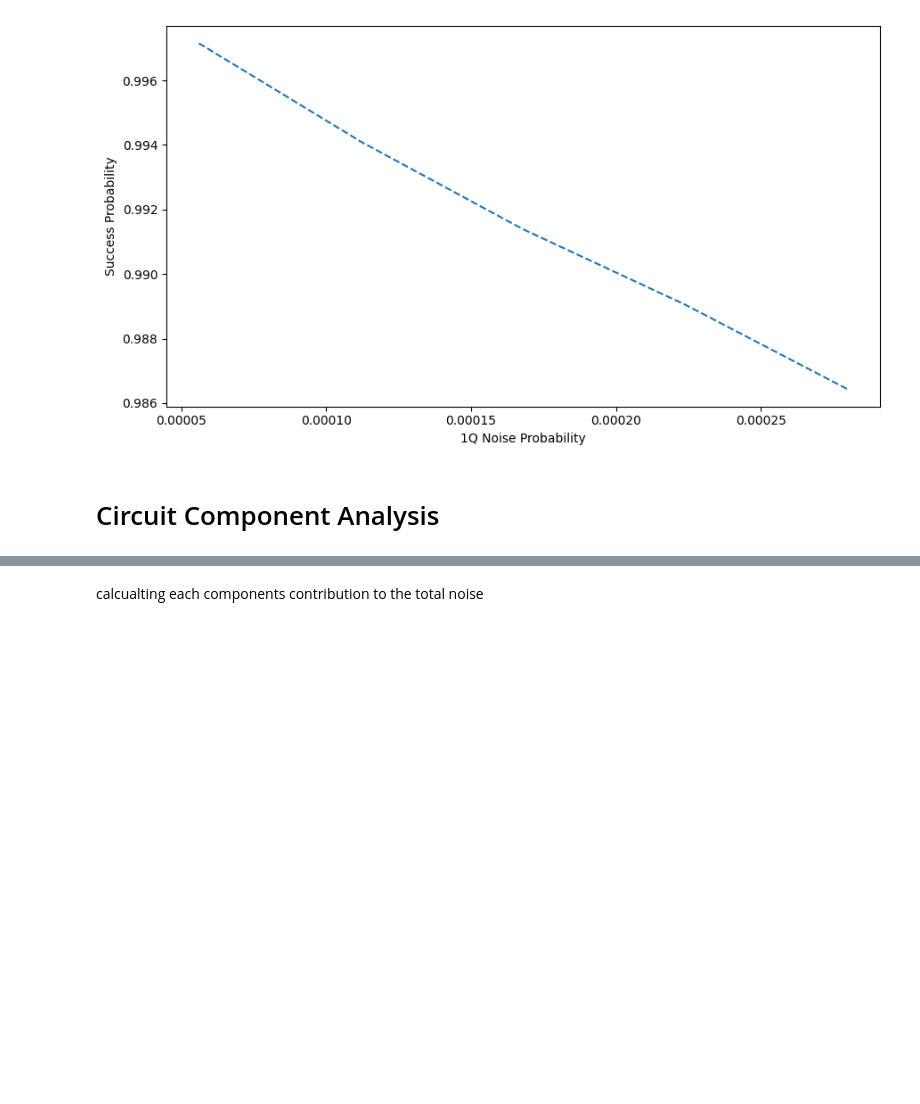
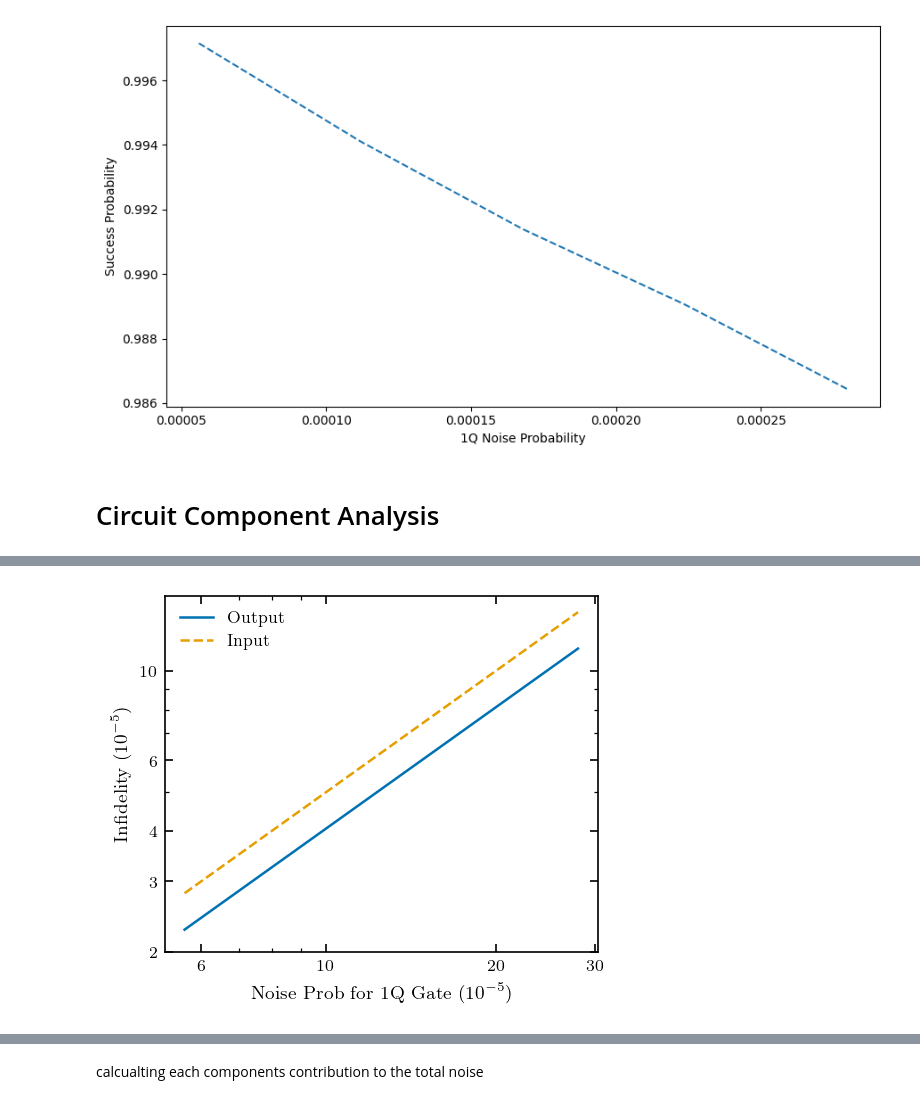
Before and after one commit to Sal7ySalt/Smallest-MSD-Protocol, a Jupyter notebook: 3_qubit_code/no_concat.ipynb, the cells around one changed output, grey strips where cells are left out. Drawn from its saved outputs; the diff is of its cells as text; code cells hidden in the pictures; blank space fills up the shorter version.

```diff
--- a/3_qubit_code/no_concat.ipynb
+++ b/3_qubit_code/no_concat.ipynb
@@ -451,0 +491,35 @@ plt.show()
+# %%
+scale = 1e-5
+
+# Single-column APS width
+fig, ax = plt.subplots(figsize=(3.375, 2.8))
+
+# Colorblind-safe, grayscale-friendly colors + distinct line styles
+ax.plot(one_qubit_gate_error_prob, plot1_y,
+        color='#0072B2', linestyle='-',  label='Output')
+ax.plot(one_qubit_gate_error_prob, all_input_infidelity,
+        color='#E69F00', linestyle='--', label='Input')
+
+ax.set_xscale('log')
+ax.set_yscale('log')
+
+ax.set_xticks([6e-5, 1e-4, 2e-4, 3e-4])
+ax.set_yticks([2e-5, 3e-5, 4e-5, 6e-5, 1e-4])
+
+ax.xaxis.set_major_formatter(FuncFormatter(lambda x, pos: f'{x/scale:g}'))
+ax.yaxis.set_major_formatter(FuncFormatter(lambda y, pos: f'{y/scale:g}'))
+ax.xaxis.set_minor_formatter(NullFormatter())
+ax.yaxis.set_minor_formatter(NullFormatter())
+
+# Inward ticks on all four sides
+ax.tick_params(which='both', direction='in', top=True, right=True)
+ax.tick_params(which='major', length=4)
+ax.tick_params(which='minor', length=2)
+
+ax.legend(frameon=False, loc='upper left')
+ax.set_ylabel(r'Infidelity ($10^{-5}$)')
+ax.set_xlabel(r'Noise Prob for 1Q Gate ($10^{-5}$)')
+
+fig.tight_layout(pad=0.4)
+# %% [output]
+[figure, added]
```
Also changed, not shown: parts of 19 cells of this notebook, 33 other files.
